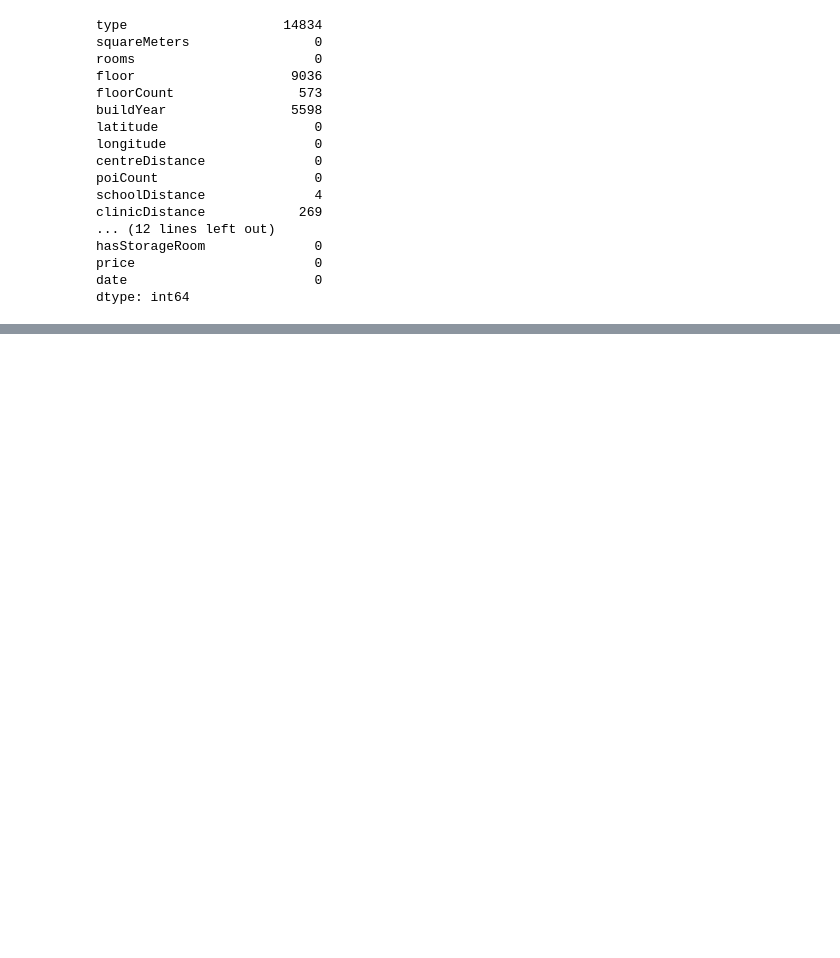
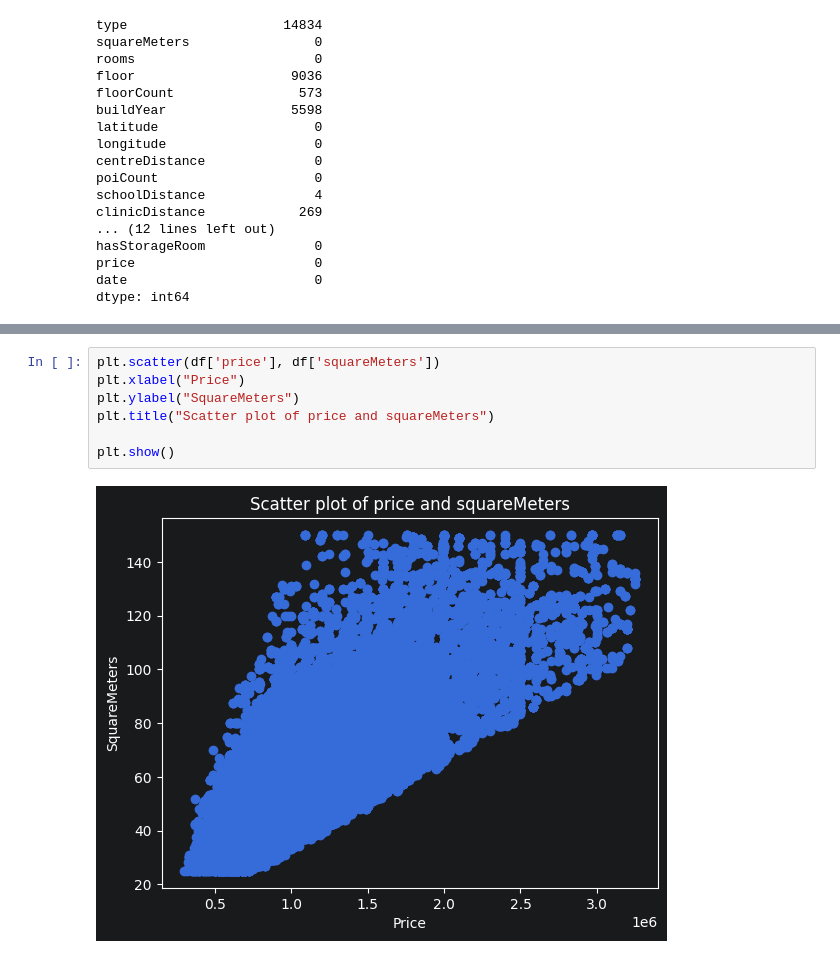
Before and after one commit to jroznerski/property-pricing-pl, a Jupyter notebook: notebooks/01_data_understanding.ipynb, the cells around one changed output, grey strips where cells are left out. Drawn from its saved outputs; the diff is of its cells as text; blank space fills up the shorter version.

```diff
--- a/notebooks/01_data_understanding.ipynb
+++ b/notebooks/01_data_understanding.ipynb
@@ -97,0 +165,9 @@ dtype: int64
+# %%
+plt.scatter(df['price'], df['squareMeters'])
+plt.xlabel("Price")
+plt.ylabel("SquareMeters")
+plt.title("Scatter plot of price and squareMeters")
+
+plt.show()
+# %% [output]
+[figure, added]
```
Also changed, not shown: parts of 18 cells of this notebook, 1 other file.
